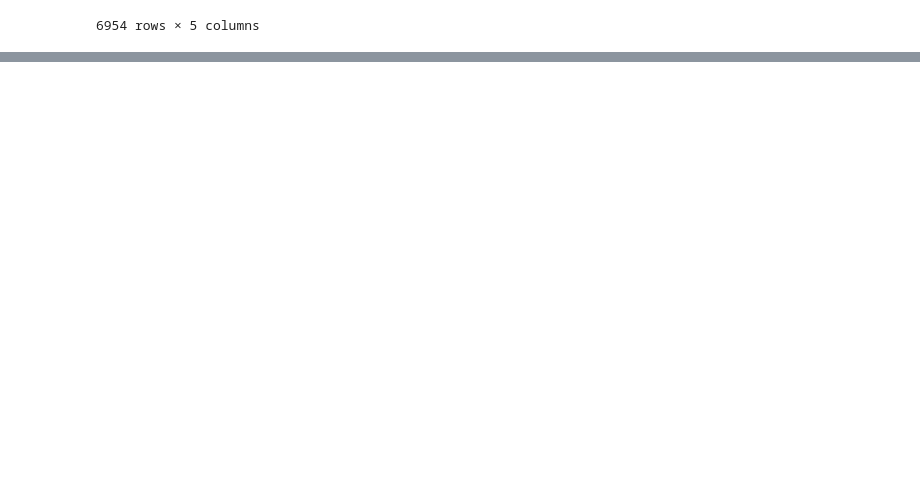
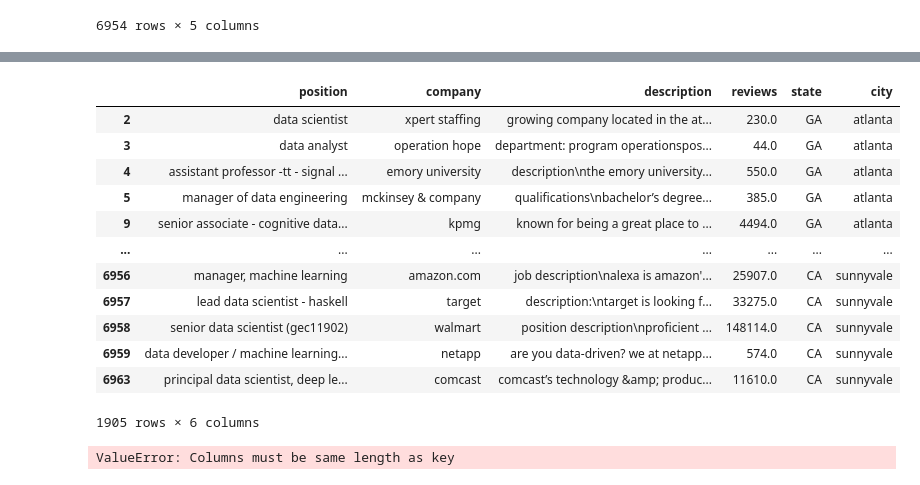
Before and after one commit to SergiGuasch/sergiguasch, a Jupyter notebook: projects/getafix/Getafix.ipynb, the cells around one changed output, grey strips where cells are left out. Saved outputs shown, nothing was run; the diff lists cells and outputs as text; code cells hidden in the pictures; blank space fills up the shorter version.

```diff
--- a/projects/getafix/Getafix.ipynb
+++ b/projects/getafix/Getafix.ipynb
@@ -318,0 +398,40 @@ data[(data['position'].str.contains('analyst')) | (data['position'].str.contains
+# %%
+df['state']=df['state'].str.upper()
+# %%
+df
+# %% [output]
+|  | position | company | description | reviews | state | city |
+| 2 | data scientist | xpert staffing | growing company located in the at... | 230.0 | GA | atlanta |
+| 3 | data analyst | operation hope | department: program operationspos... | 44.0 | GA | atlanta |
+| 4 | assistant professor -tt - signal ... | emory university | description\nthe emory university... | 550.0 | GA | atlanta |
+| 5 | manager of data engineering | mckinsey & company | qualifications\nbachelor’s degree... | 385.0 | GA | atlanta |
+| 9 | senior associate - cognitive data... | kpmg | known for being a great place to ... | 4494.0 | GA | atlanta |
+| ... | ... | ... | ... | ... | ... | ... |
+| 6956 | manager, machine learning | amazon.com | job description\nalexa is amazon'... | 25907.0 | CA | sunnyvale |
+| 6957 | lead data scientist - haskell | target | description:\ntarget is looking f... | 33275.0 | CA | sunnyvale |
+| 6958 | senior data scientist (gec11902) | walmart | position description\nproficient ... | 148114.0 | CA | sunnyvale |
+| 6959 | data developer / machine learning... | netapp | are you data-driven? we at netapp... | 574.0 | CA | sunnyvale |
+| 6963 | principal data scientist, deep le... | comcast | comcast’s technology &amp; produc... | 11610.0 | CA | sunnyvale |
+1905 rows × 6 columns
+# %%
+data = df.copy()
+data['position']=[x.upper() for x in data['position']]
+data.loc[data.position.str.contains("SCIENTIST"), 'position'] = 'Data Scientist'
+
+data.loc[data.position.str.contains('ENGINEER'),'position']='Machine Learning Engineer'
+data.loc[data.position.str.contains('PRINCIPAL STATISTICAL PROGRAMMER'),'position']='Machine Learning Engineer'
+data.loc[data.position.str.contains('PROGRAMMER'),'position']='Machine Learning Engineer'
+data.loc[data.position.str.contains('DEVELOPER'),'position']='Machine Learning Engineer'
+
+data.loc[data.position.str.contains('ANALYST'), 'position'] = 'Data Analyst'
+data.loc[data.position.str.contains('STATISTICIAN'), 'position'] = 'Data Analyst'
+
+data.loc[data.position.str.contains('MANAGER'),'position']='Data Science Manager'
+data.loc[data.position.str.contains('CONSULTANT'),'position']='Data Science Manager'
+data.loc[data.position.str.contains('DATA SCIENCE'),'position']='Data Science Manager'
+data.loc[data.position.str.contains('DIRECTOR'),'position']='Data Science Manager'
+
+data.position=data[(data.position == 'Data Scientist') | (data.position == 'Data Analyst') | (data.position == 'Machine Learning Engineer') | (data.position == 'Data Science Manager')]
+data.position=['Others' if x is np.nan else x for x in data.position]
+# %% [output]
+ValueError: Columns must be same length as key
```
Also changed, not shown: parts of 17 cells of this notebook, 6 other files.
